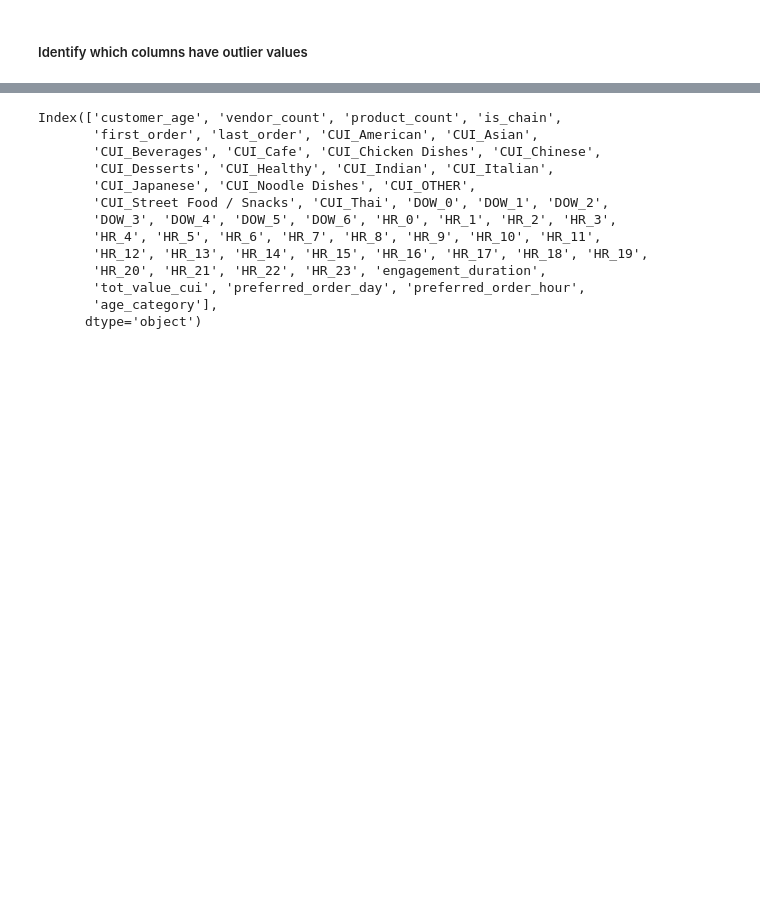
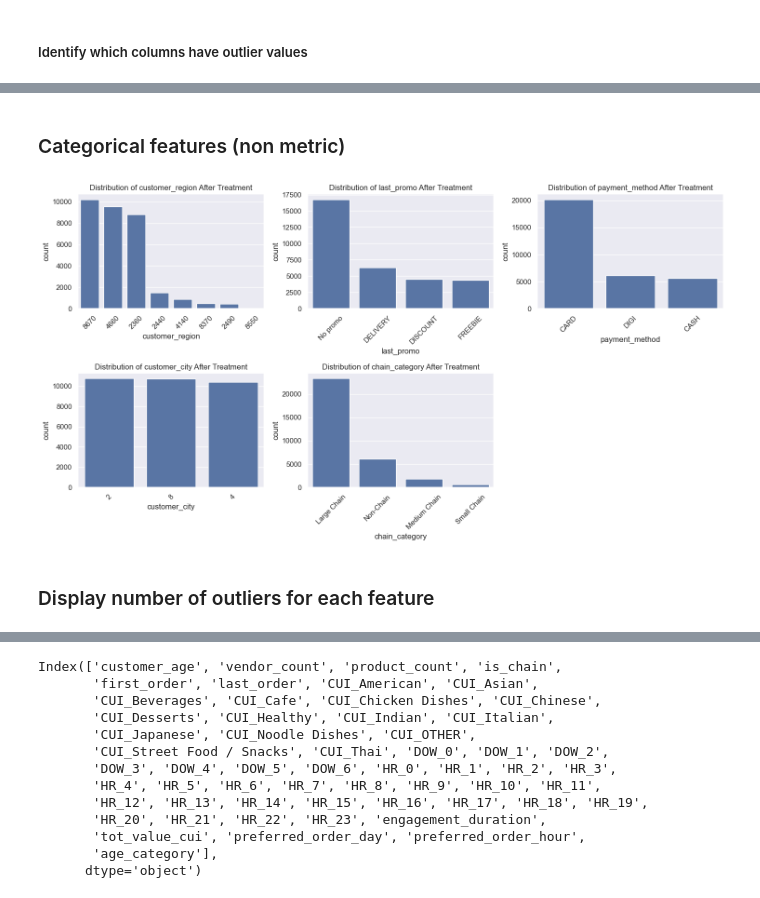
Before and after one commit to MiguelMangerona/Data-Mining-Project, a Jupyter notebook: DM2425_Part1_56.ipynb, the cells around one changed output, grey strips where cells are left out. Saved outputs shown, nothing was run; the diff lists cells and outputs as text; code cells hidden in the pictures; blank space fills up the shorter version.

```diff
--- a/DM2425_Part1_56.ipynb
+++ b/DM2425_Part1_56.ipynb
@@ -1375,0 +1276,25 @@ df.describe()
+# %% [markdown]
+### Categorical features (non metric)
+# %%
+plots_per_row = 3
+categorical_columns_filtered = [col for col in categorical_columns if col != 'customer_id']  # Exclui 'customer_id'
+num_rows = -(-len(categorical_columns_filtered) // plots_per_row)
+
+fig, axes = plt.subplots(num_rows, plots_per_row, figsize=(15, num_rows * 4))
+axes = axes.flatten()
+
+for i, col in enumerate(categorical_columns_filtered):
+    sns.countplot(data=df, x=col, order=df[col].value_counts().index, ax=axes[i])
+    axes[i].set_title(f"Distribution of {col} After Treatment")
+    axes[i].tick_params(axis='x', rotation=45)
+
+# Remove eixos extras, caso existam
+for i in range(len(categorical_columns_filtered), len(axes)):
+    fig.delaxes(axes[i])
+
+plt.tight_layout()
+plt.show()
+# %% [output]
+[figure, added]
+# %% [markdown]
+### Display number of outliers for each feature
```
Also changed, not shown: parts of 38 cells of this notebook.
